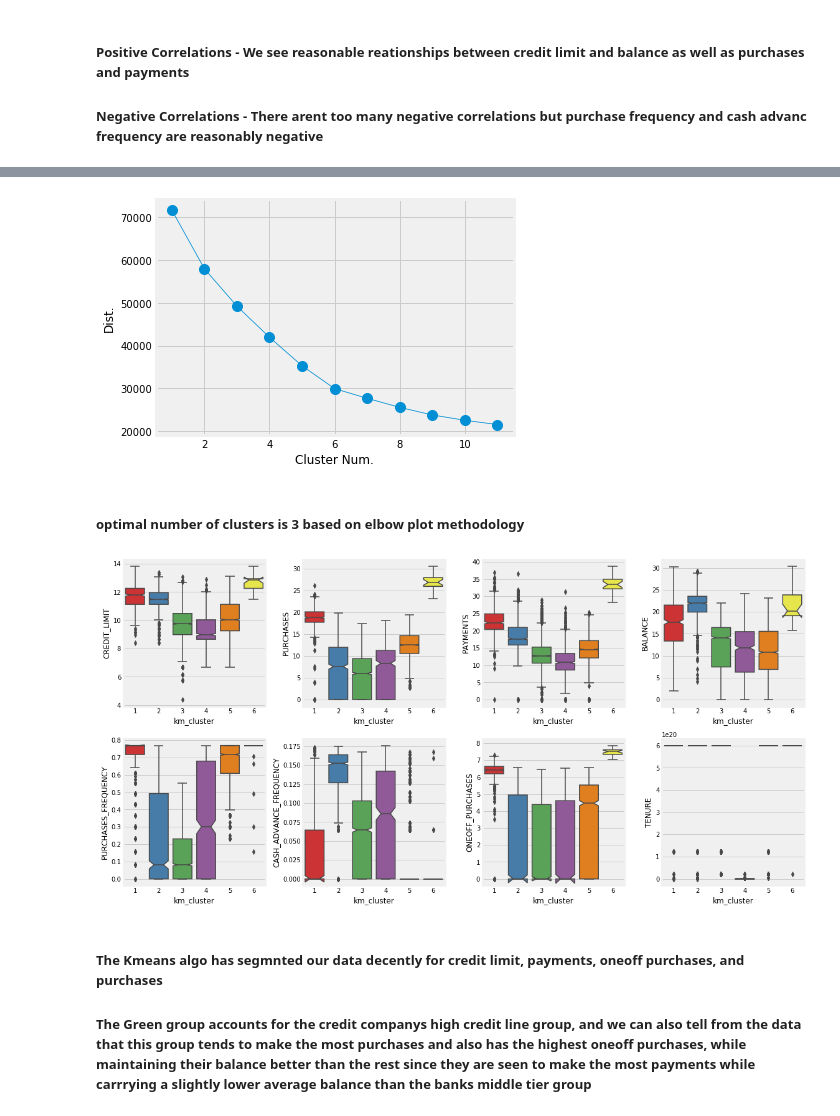
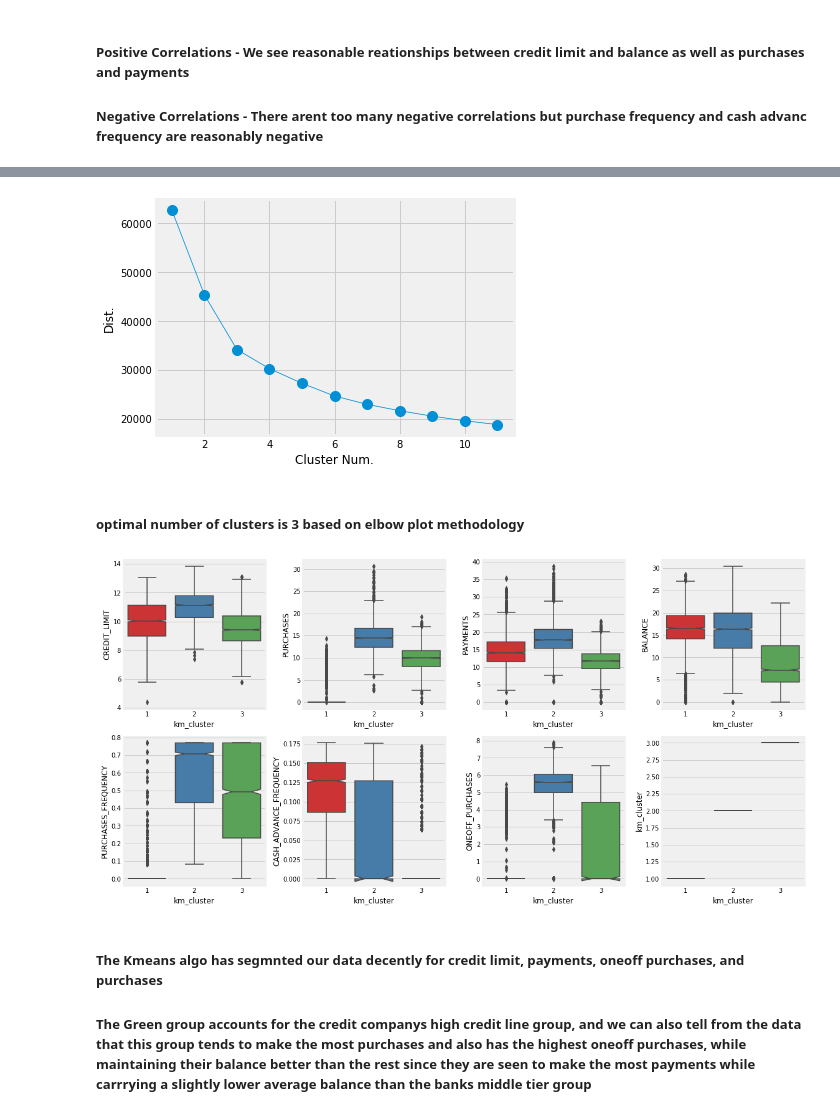
Before and after one commit to ssimmons9212/FedEX, a Jupyter notebook: Untitled.ipynb, the cells around one changed output, grey strips where cells are left out. Saved outputs shown, nothing was run; the diff lists cells and outputs as text; code cells hidden in the pictures.

```diff
--- a/Untitled.ipynb
+++ b/Untitled.ipynb
@@ -195,7 +209,7 @@ sns.heatmap(data_clean.corr(), annot= True, cmap='rainbow', ax=ax)
 
 ##### Negative Correlations - There arent too many negative correlations but purchase frequency and cash advanc frequency are reasonably negative
 # %%
-data_clean_reduced = data_clean[['CREDIT_LIMIT','PURCHASES','PAYMENTS','BALANCE','PURCHASES_FREQUENCY','CASH_ADVANCE_FREQUENCY','ONEOFF_PURCHASES','TENURE']].copy()
+data_clean_reduced = data_clean[['CREDIT_LIMIT','PURCHASES','PAYMENTS','BALANCE','PURCHASES_FREQUENCY','CASH_ADVANCE_FREQUENCY','ONEOFF_PURCHASES']].copy()
 # %%
 # pg = sns.PairGrid(data_clean_reduced, diag_sharey = False)
 # pg.map_lower(sns.kdeplot, fill=True)
@@ -233,15 +247,15 @@ sns.heatmap(df_clean_new.corr(), annot= True, cmap='rainbow', ax=ax)
 # %%
 # going to go ahead and scale data now to aid in final visuals and prepare for PCA and KMeans later
 st_scale = StandardScaler()
-Z = st_scale.fit_transform(data_clean_nozero)
-# Z = st_scale.fit_transform(df_clean_new)
+# Z = st_scale.fit_transform(data_clean_nozero)
+Z = st_scale.fit_transform(df_clean_new)
 # %%
 # loop through a rnage of k's and plot the calcalted distortions of each k
 
 dist = []
 
 for k in range(1,12):
-    kme = KMeans(n_clusters = k, n_init = 11, random_state = 42)
+    kme = KMeans(n_clusters = k, n_init = 8, random_state = 42)
 
     kme.fit(Z)
     dist.append(kme.inertia_)
@@ -252,28 +266,28 @@ plt.ylabel("Dist.")
 plt.tight_layout()
 plt.show()
 # %% [output]
-[figure, old version]
+[figure, new version]
 # %% [markdown]
 ##### optimal number of clusters is 3 based on elbow plot methodology
 # %%
-kmn = KMeans(n_clusters = 6, random_state = 42, algorithm='elkan')
+kmn = KMeans(n_clusters = 3, random_state = 42, algorithm='elkan')
 km_clusters = kmn.fit_predict(Z)+1
 df_clean_new['km_cluster'] = km_clusters
-data_clean_nozero['km_cluster'] = km_clusters
+# data_clean_nozero['km_cluster'] = km_clusters
 # %%
 # data_clean_new.head(25)
 # %%
 # create scatter plot to visulize clusters
 
 fig, axes = plt.subplots(2, 4, figsize=(16,8))
 
-for idx, feature in enumerate(data_clean_new.columns[0:8]):
+for idx, feature in enumerate(df_clean_new.columns[0:8]):
     ax=axes.flatten()[idx]
     sns.boxplot(data=df_clean_new, x='km_cluster',palette = "Set1", y=feature, ax=ax, linewidth=1.5, notch=True);
 
 plt.tight_layout()
 # %% [output]
-[figure, old version]
+[figure, new version]
 # %% [markdown]
 ##### The Kmeans algo has segmnted our data decently for credit limit, payments, oneoff purchases, and purchases
 ##### The Green group accounts for the credit companys high credit line group, and we can also tell from the data that this group tends to make the most purchases and also has the highest oneoff purchases, while maintaining their balance better than the rest since they are seen to make the most payments while carrrying a slightly lower average balance than the banks middle tier group
```
Also changed, not shown: parts of 11 cells of this notebook, 1 other file.
